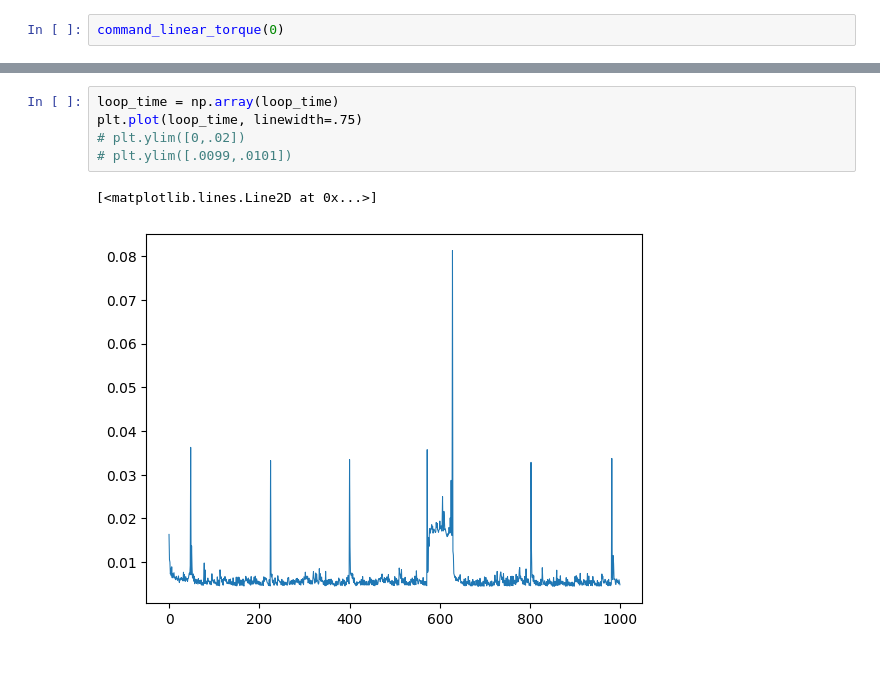
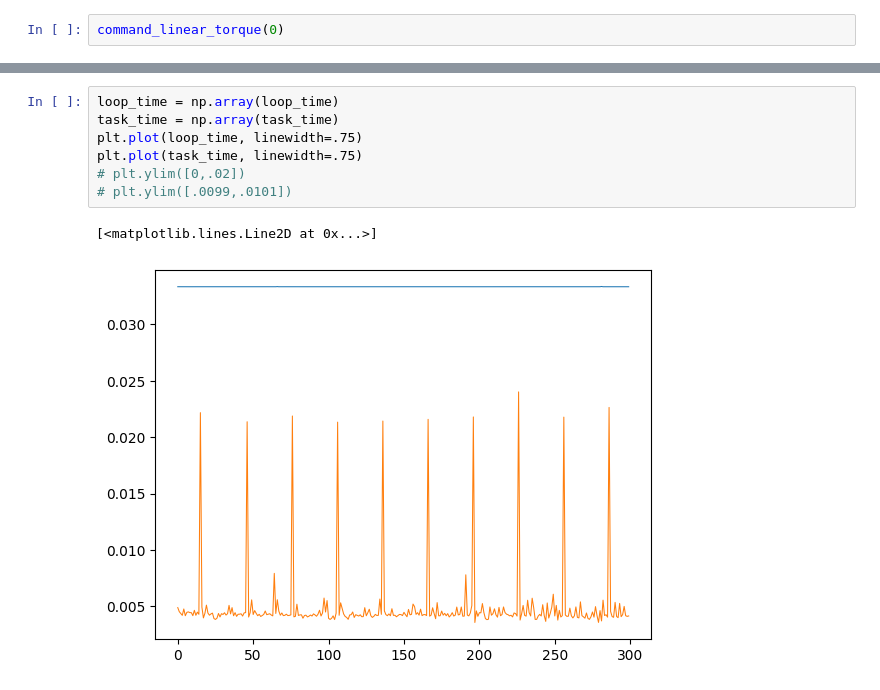
Before and after one commit to Rexlab-cartpole/Controller, a Jupyter notebook: lqr_stablizing.ipynb, the cells around one changed output, grey strips where cells are left out. Drawn from its saved outputs; the diff is of its cells as text.

```diff
--- a/lqr_stablizing.ipynb
+++ b/lqr_stablizing.ipynb
@@ -284,8 +302,10 @@ plt.legend(['x', 'theta', 'xv', 'thetav'])
 # %%
 loop_time = np.array(loop_time)
+task_time = np.array(task_time)
 plt.plot(loop_time, linewidth=.75)
+plt.plot(task_time, linewidth=.75)
 # plt.ylim([0,.02])
 # plt.ylim([.0099,.0101])
 # %% [output]
 [<matplotlib.lines.Line2D at 0x...>]
-[figure, old version]
+[figure, new version]
```
Also changed, not shown: parts of 6 cells of this notebook, 1 other file.
